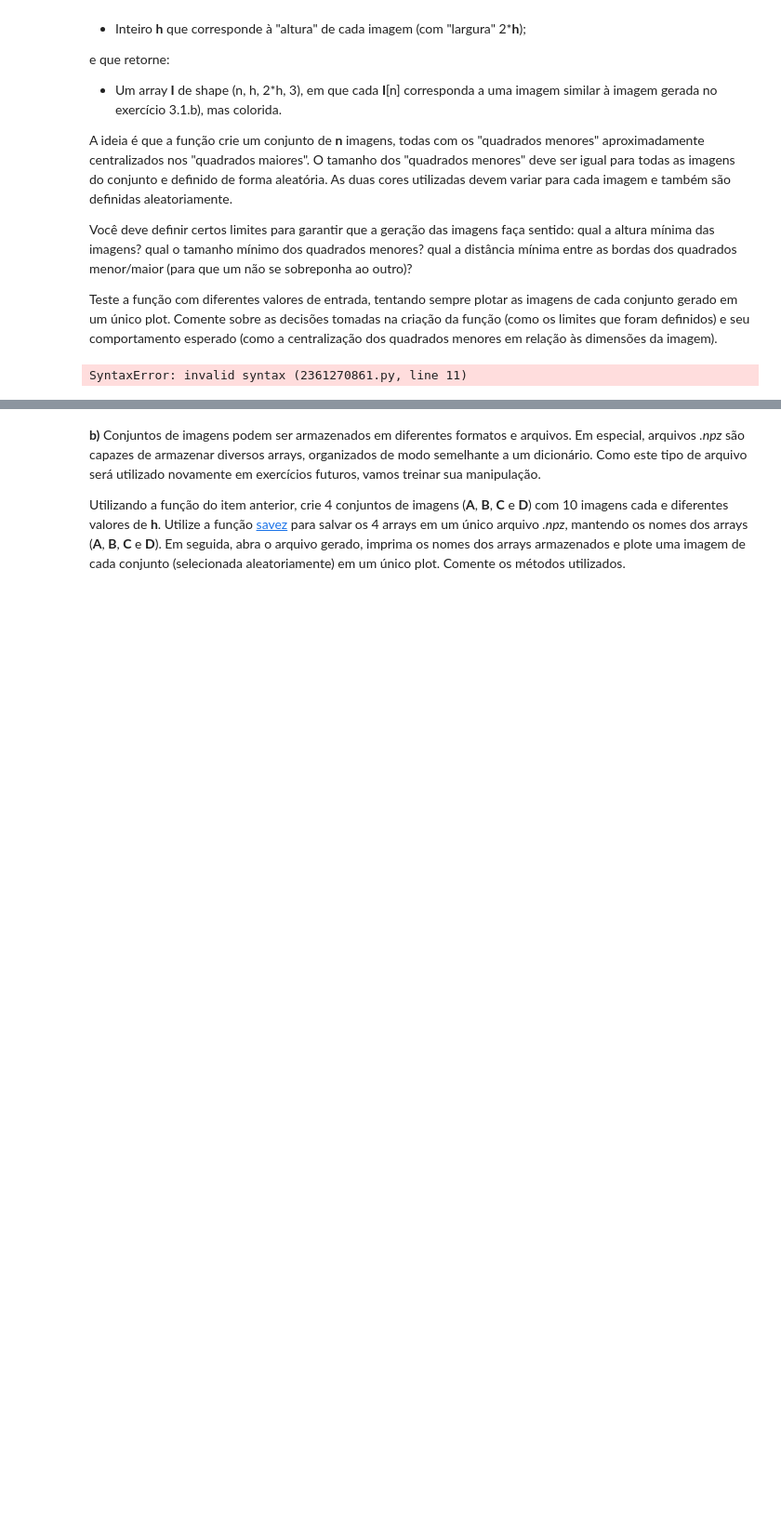
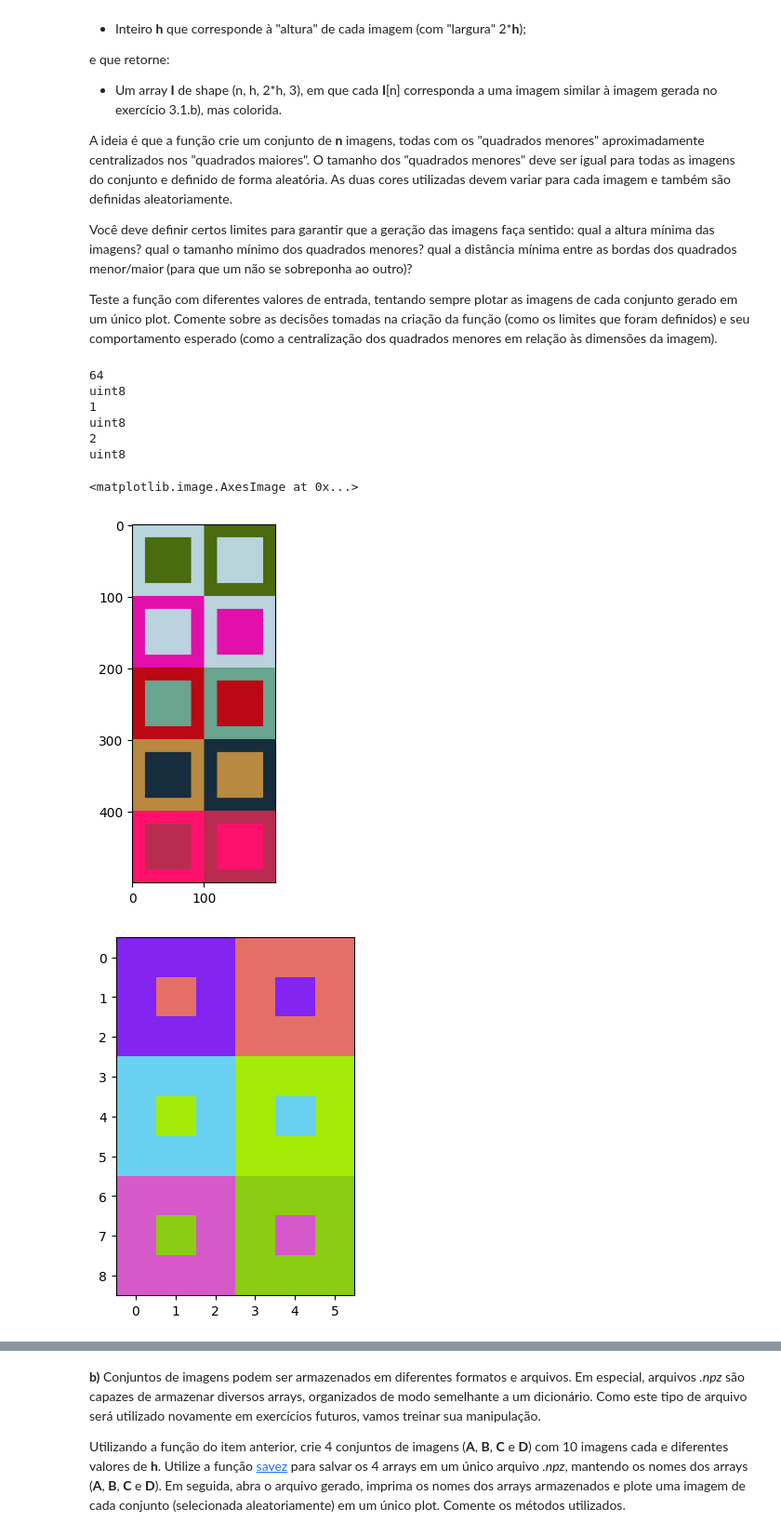
Before and after one commit to UNICAMP-EA979/2026s1-pi01-numpy-Bruno-Jambeiro, a Jupyter notebook: Atividade.ipynb, the cells around one changed output, grey strips where cells are left out. Shown at 93% size. Saved outputs shown, nothing was run; the diff lists cells and outputs as text; code cells hidden in the pictures; blank space fills up the shorter version.

```diff
--- a/Atividade.ipynb
+++ b/Atividade.ipynb
@@ -516,21 +516,51 @@ Você deve definir certos limites para garantir que a geração das imagens faç
 Teste a função com diferentes valores de entrada, tentando sempre plotar as imagens de cada conjunto gerado em um único plot. Comente sobre as decisões tomadas na criação da função (como os limites que foram definidos) e seu comportamento esperado (como a centralização dos quadrados menores em relação às dimensões da imagem).
 # %%
 # Seu código aqui
-def quadrado(n,h):
+def gerador_quadrado(n,h):
   assert h >= 3, "h dever ser pelo menos 3"
   assert n > 0, "n dever ser pelo menos 1"
-  colors = np.random.randint(0,255+1,size=(2,3), dtype = np.uint8)
-  q = np.zeros((h,2*h,3), dtype = np.uint8)
-  ssq = np.random.randint(min(1, h//2), h, size=(1))[0] #small square size
-  q[:,:h] = colors[0]
-  q[:,h:2*h] = colors[1]
-
-  q[h//2 - ssq//2:h//2 + ssq//2, h//2 - ssq//2:h//2 + ssq//2] = colors[1]
-  print(q.shape)
+  colors = np.random.randint(0,255+1,size=(n, 2,3), dtype = np.uint8)
+  q = np.zeros((n, h,2*h,3), dtype = np.uint8)
+  ssq = 2*np.random.randint(not (h%2), h//2, size=(1))[0] + h%2 #Gera o tamanho do quadrado menor
+  #Valor é multiplicado por 2 e é adicionado a paridade de h, caso o contrário seria impossível centralizar o quadrado menor
+  #Se h é ímpar <-> ssq é impár
+  q[:,:,:h] = colors[:, 0].reshape(n, 1, 1, 3) #Reshape para realizar o broadcast para todos os quadrados diferentes
+  q[:,:,h:2*h] = colors[:, 1].reshape(n, 1, 1, 3)
+  upper_limit = h//2 - ssq//2
+  lower_limit = h//2 + ssq//2 + (h%2) #Novamente é necessário adicionar um valor da paridade, pois quadrados ímpares tem um centro "verdadeiro", enquanto os pares não
+  q[:, upper_limit:lower_limit, upper_limit:lower_limit] = colors[:,1].reshape(n, 1, 1, 3)
+  q[:, upper_limit:lower_limit, upper_limit + h:lower_limit + h] = colors[:,0].reshape(n, 1, 1, 3)
+  print(q.dtype)
   return q
 
 #quadrado(1,100)
-plt.figure(figsize = (4,4))
-plt.imshow(quadrado(1,200),vmin=0, vmax=255)
+h = 100
+n = 5
+plt.figure(figsize = (5,5))
+quadrado = gerador_quadrado(n,h)
+plotqua = quadrado.reshape((n*h, 2*h, 3))
+plt.imshow(plotqua)
+
+h = 3
+n = 3
+plt.figure(figsize = (5,5))
+quadrado = gerador_quadrado(n,h)
+plotqua = quadrado.reshape((n*h, 2*h, 3))
+plt.imshow(plotqua)
+
+h = 4
+n = 2
+plt.figure(figsize = (5,5))
+quadrado = gerador_quadrado(n,h)
+plotqua = quadrado.reshape((n*h, 2*h, 3))
+plt.imshow(plotqua)
 # %% [output]
-SyntaxError: invalid syntax (2361270861.py, line 11)
+64
+uint8
+1
+uint8
+2
+uint8
+<matplotlib.image.AxesImage at 0x...>
+[figure, added]
+[figure, added]
```
Also changed, not shown: parts of 1 cell of this notebook.
